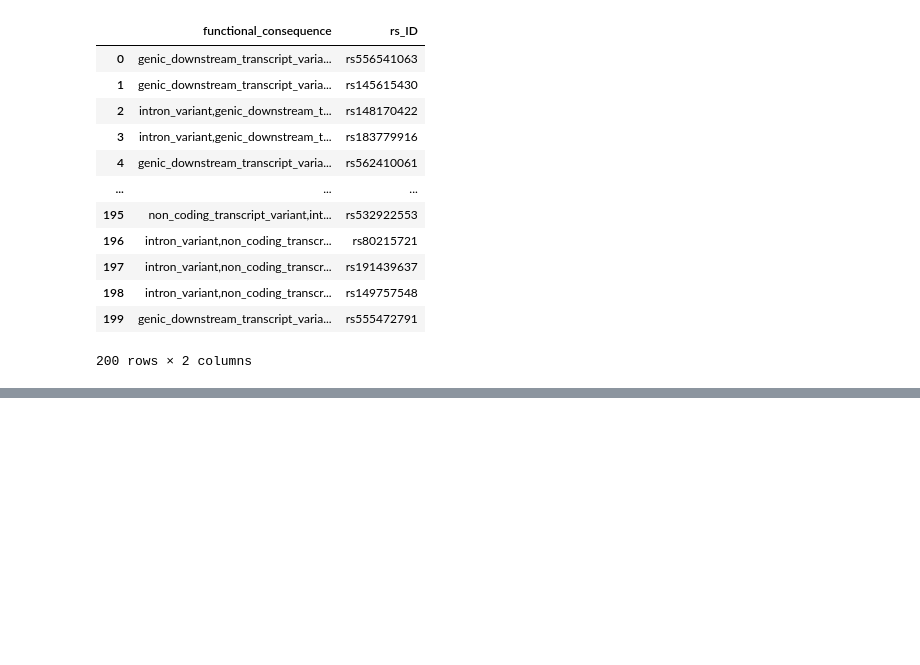
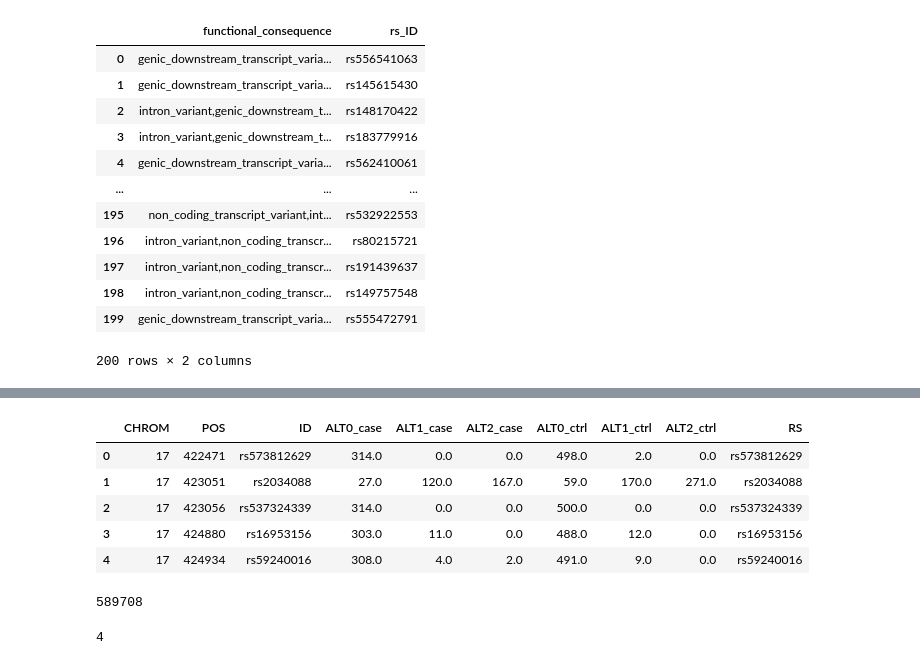
Before and after one commit to numpde/Team03, a Jupyter notebook: project2/solution/idiva/db/database_exploration.ipynb, the cells around one changed output, grey strips where cells are left out. Cells and saved outputs as stored; diff of their text form; code cells hidden in the pictures; blank space fills up the shorter version.

```diff
--- a/project2/solution/idiva/db/database_exploration.ipynb
+++ b/project2/solution/idiva/db/database_exploration.ipynb
@@ -94,0 +104,7 @@ only showing top 10 rows
+# %%
+from pathlib import Path
+
+from tcga.utils import download
+download_cache = (Path(os.path.abspath("database_exploration.ipynb")).parent.parent.parent.parent / "input/download_cache")
+print(download_cache)
+assert download_cache.is_dir()
@@ -94,0 +113,22 @@ only showing top 10 rows
+# %%
+download = download.to(abs_path=download_cache)
+
+URLS = {
+    'ctrl': "https://public.bmi.inf.ethz.ch/eth_intern/teaching/cbm_2020/cbm_2020_project2/control.vcf",
+    'case': "https://public.bmi.inf.ethz.ch/eth_intern/teaching/cbm_2020/cbm_2020_project2/case_processed.vcf",
+}
+case_control_csv_path = Path(os.path.abspath("database_exploration.ipynb")).parent.parent.parent.parent / "input/head/case_control.csv"
+# %%
+if case_control_csv_path.is_file():
+    pdf_case_control = pd.read_csv(case_control_csv_path)
+else:
+    from idiva.io import ReadVCF
+    from idiva.clf.df import v0_df, join
+    dfs = {}
+
+    for k in URLS:
+        with download(URLS[k]).now.open() as fd:
+            dfs[k] = v0_df(ReadVCF(fd))
+
+    pdf_case_control = join(case=dfs['case'], ctrl=dfs['ctrl'])
+    pdf_case_control.to_csv(case_control_csv_path,index = False)
@@ -94,0 +200,19 @@ only showing top 10 rows
+# %%
+temp = pdf_case_control.merge(pdf_clinvar.RS, left_on='ID', right_on='RS', how='inner')
+# %%
+temp.head()
+# %% [output]
+|  | CHROM | POS | ID | ALT0_case | ALT1_case | ALT2_case | ALT0_ctrl | ALT1_ctrl | ALT2_ctrl | RS |
+| 0 | 17 | 422471 | rs573812629 | 314.0 | 0.0 | 0.0 | 498.0 | 2.0 | 0.0 | rs573812629 |
+| 1 | 17 | 423051 | rs2034088 | 27.0 | 120.0 | 167.0 | 59.0 | 170.0 | 271.0 | rs2034088 |
+| 2 | 17 | 423056 | rs537324339 | 314.0 | 0.0 | 0.0 | 500.0 | 0.0 | 0.0 | rs537324339 |
+| 3 | 17 | 424880 | rs16953156 | 303.0 | 11.0 | 0.0 | 488.0 | 12.0 | 0.0 | rs16953156 |
+| 4 | 17 | 424934 | rs59240016 | 308.0 | 4.0 | 2.0 | 491.0 | 9.0 | 0.0 | rs59240016 |
+# %%
+temp['ID'].isna().sum()
+# %% [output]
+589708
+# %%
+pdf_case_control['ID'].isna().sum()
+# %% [output]
+4
```
Also changed, not shown: parts of 25 cells of this notebook.
